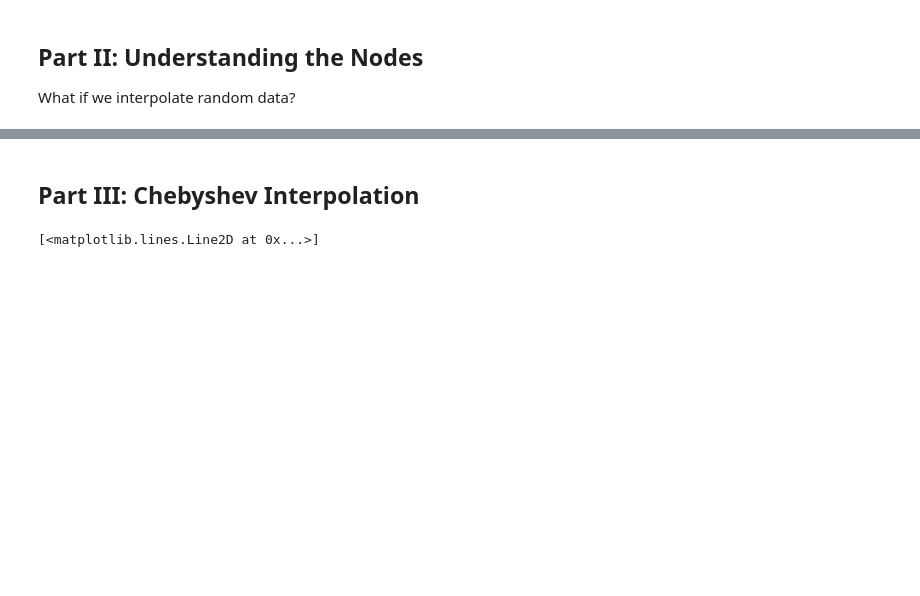
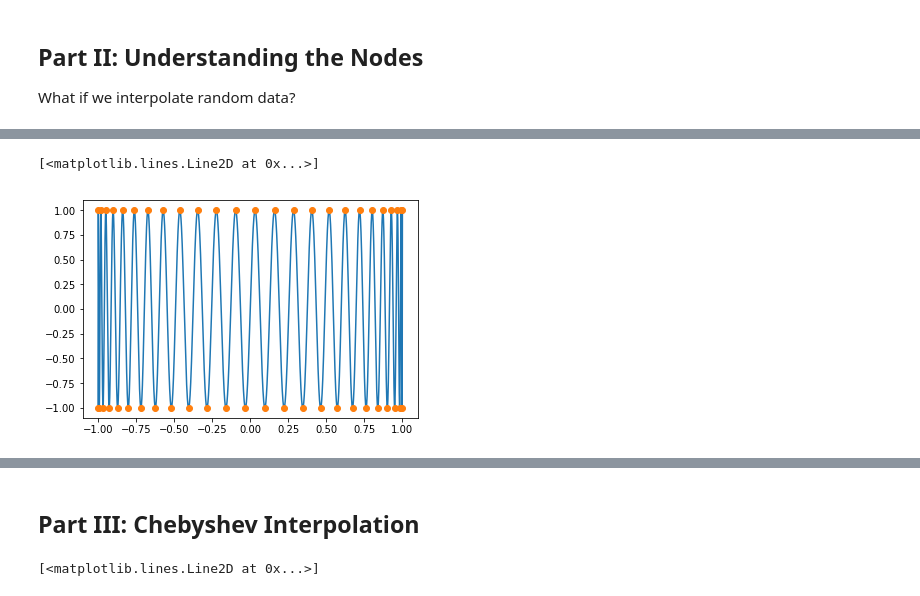
Before and after one commit to illinois-scicomp/cs450-s19-binder, a Jupyter notebook: interpolation/Chebyshev interpolation.ipynb, the cells around one changed output, grey strips where cells are left out. Drawn from its saved outputs; the diff is of its cells as text; code cells hidden in the pictures; blank space fills up the shorter version.

```diff
--- a/interpolation/Chebyshev interpolation.ipynb
+++ b/interpolation/Chebyshev interpolation.ipynb
@@ -32,0 +30,16 @@ nodes = np.linspace(-1, 1, n)
+# %%
+k = n-1
+
+i = np.arange(0, k+1)
+x = np.linspace(-1, 1, 3000)
+
+def f(x):
+    return np.cos(k*np.arccos(x))
+
+nodes = np.cos(i/k*np.pi)
+
+pt.plot(x, f(x))
+pt.plot(nodes, f(nodes), "o")
+# %% [output]
+[<matplotlib.lines.Line2D at 0x...>]
+[figure, added]
```
Also changed, not shown: parts of 10 cells of this notebook.
